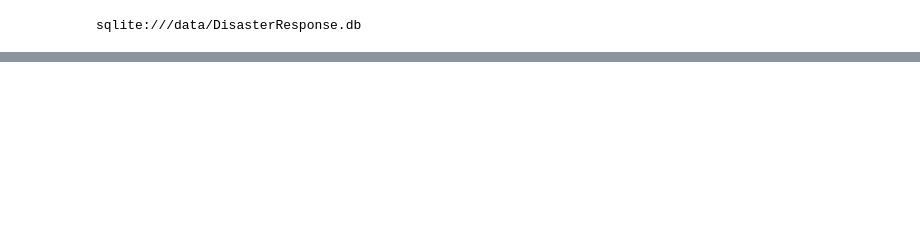
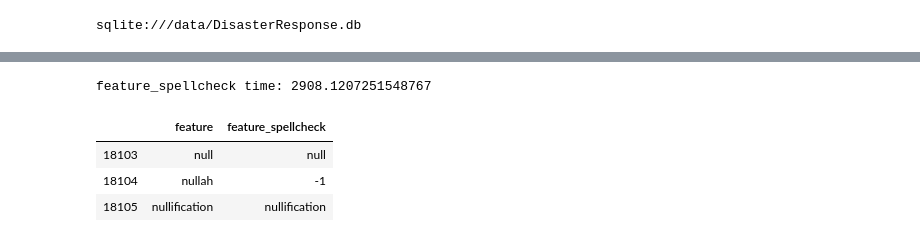
Before and after one commit to mrugeles/Disaster-Response-Pipeline, a Jupyter notebook: test_vectorizer_flow.ipynb, the cells around one changed output, grey strips where cells are left out. Drawn from its saved outputs; the diff is of its cells as text; code cells hidden in the pictures; blank space fills up the shorter version.

```diff
--- a/test_vectorizer_flow.ipynb
+++ b/test_vectorizer_flow.ipynb
@@ -87,0 +53,18 @@ X = clean_count_vector(X)
+# %%
+from tqdm import tqdm
+tqdm.pandas(desc="feature_spellcheck")
+
+matrix = X
+start = time()
+columns_df = pd.DataFrame(list(matrix.columns), columns = ['feature'])
+columns_df['feature_spellcheck'] = columns_df['feature'].progress_apply(lambda word: nlpUtils.spellcheck(word, 0.7))
+print(f'feature_spellcheck time: {time() - start}')
+# %% [output]
+feature_spellcheck time: 2908.1207251548767
+# %%
+columns_df[columns_df['feature'].str.contains('null')]
+# %% [output]
+|  | feature | feature_spellcheck |
+| 18103 | null | null |
+| 18104 | nullah | -1 |
+| 18105 | nullification | nullification |
```
Also changed, not shown: parts of 25 cells of this notebook, 4 other files.
